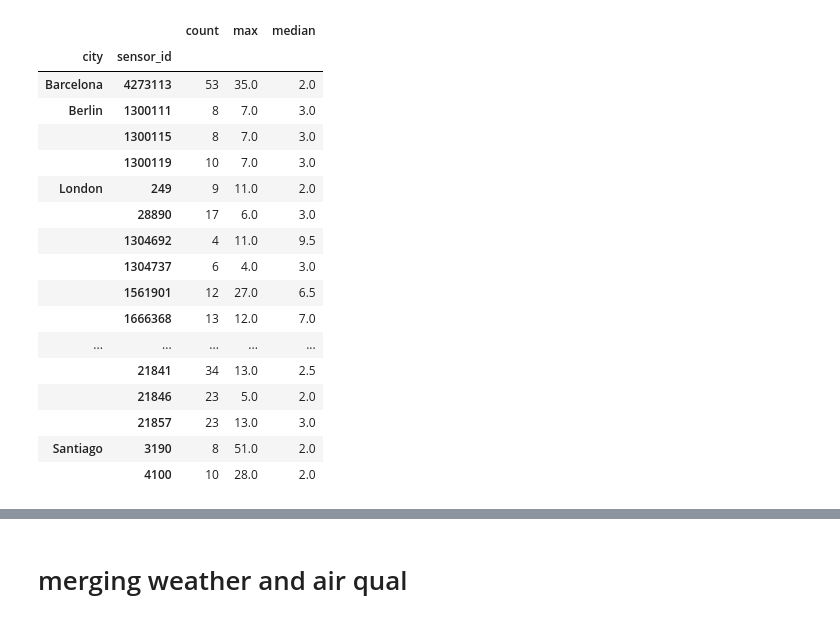
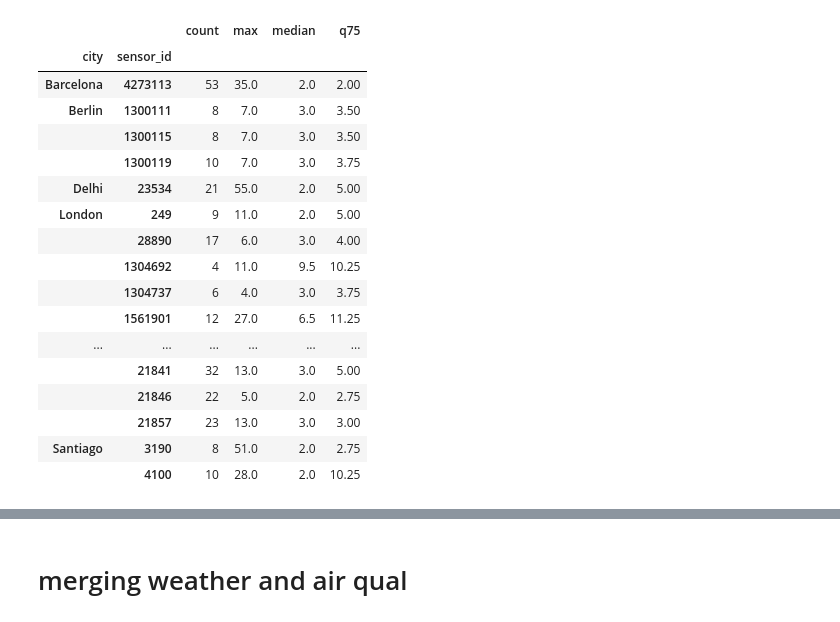
Before and after one commit to PabloRougerie/breathe_project, a Jupyter notebook: notebooks/eda.ipynb, the cells around one changed output, grey strips where cells are left out. Drawn from its saved outputs; the diff is of its cells as text; code cells hidden in the pictures.

Commit message:
docs(eda): gap analysis, sensor quality filter, and same-city sensor correlation

```diff
--- a/notebooks/eda.ipynb
+++ b/notebooks/eda.ipynb
@@ -135,0 +155,2 @@ df_airqual.head()
+# %%
+df = df_airqual[df_airqual["pm25_avg"] > 0].copy()
@@ -136,25 +170,31 @@ df_airqual.head()
 # %%
-#check number, duration,istribution of gaps in airqual
-df_airqual["delta"] = df_airqual.groupby("sensor_id")["date"].diff().dt.days
-gaps = df_airqual[df_airqual["delta"] > 1]
-gap_stats= gaps.groupby(["city", "sensor_id"])["delta"].agg(["count", "max", "median"])
+#check number, duration, of gaps in airqual
+
+#get the time dff between rows in number of days
+df["delta"] = df.groupby("sensor_id")["date"].diff().dt.days
+
+#select only rows where there's a gap
+gaps = df[df["delta"] > 1]
+
+#stats on gap
+gap_stats= gaps.groupby(["city", "sensor_id"])["delta"].agg(["count", "max", "median", ("q75", lambda x: x.quantile(0.75))])
 gap_stats
 # %% [output]
-|  |  | count | max | median |
-| city | sensor_id |  |  |  |
-| Barcelona | 4273113 | 53 | 35.0 | 2.0 |
-| Berlin | 1300111 | 8 | 7.0 | 3.0 |
-|  | 1300115 | 8 | 7.0 | 3.0 |
-|  | 1300119 | 10 | 7.0 | 3.0 |
-| London | 249 | 9 | 11.0 | 2.0 |
-|  | 28890 | 17 | 6.0 | 3.0 |
-|  | 1304692 | 4 | 11.0 | 9.5 |
-|  | 1304737 | 6 | 4.0 | 3.0 |
-|  | 1561901 | 12 | 27.0 | 6.5 |
-|  | 1666368 | 13 | 12.0 | 7.0 |
-| ... | ... | ... | ... | ... |
-|  | 21841 | 34 | 13.0 | 2.5 |
-|  | 21846 | 23 | 5.0 | 2.0 |
-|  | 21857 | 23 | 13.0 | 3.0 |
-| Santiago | 3190 | 8 | 51.0 | 2.0 |
-|  | 4100 | 10 | 28.0 | 2.0 |
+|  |  | count | max | median | q75 |
+| city | sensor_id |  |  |  |  |
+| Barcelona | 4273113 | 53 | 35.0 | 2.0 | 2.00 |
+| Berlin | 1300111 | 8 | 7.0 | 3.0 | 3.50 |
+|  | 1300115 | 8 | 7.0 | 3.0 | 3.50 |
+|  | 1300119 | 10 | 7.0 | 3.0 | 3.75 |
+| Delhi | 23534 | 21 | 55.0 | 2.0 | 5.00 |
+| London | 249 | 9 | 11.0 | 2.0 | 5.00 |
+|  | 28890 | 17 | 6.0 | 3.0 | 4.00 |
+|  | 1304692 | 4 | 11.0 | 9.5 | 10.25 |
+|  | 1304737 | 6 | 4.0 | 3.0 | 3.75 |
+|  | 1561901 | 12 | 27.0 | 6.5 | 11.25 |
+| ... | ... | ... | ... | ... | ... |
+|  | 21841 | 32 | 13.0 | 3.0 | 5.00 |
+|  | 21846 | 22 | 5.0 | 2.0 | 2.75 |
+|  | 21857 | 23 | 13.0 | 3.0 | 3.00 |
+| Santiago | 3190 | 8 | 51.0 | 2.0 | 2.75 |
+|  | 4100 | 10 | 28.0 | 2.0 | 10.25 |
```
Also changed, not shown: parts of 26 cells of this notebook.
